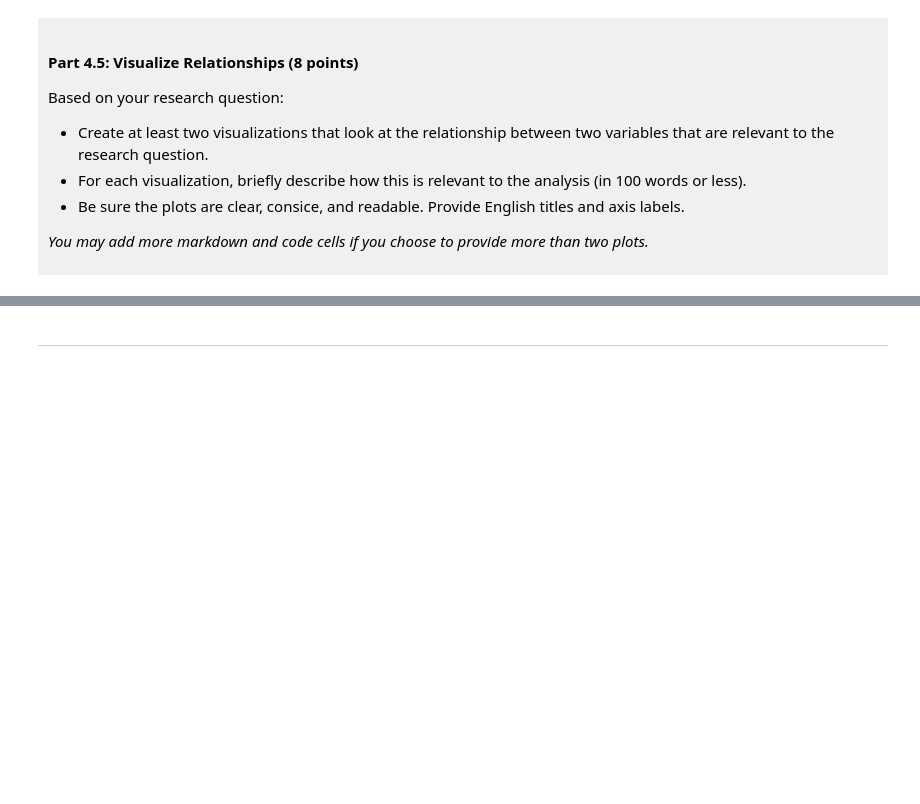
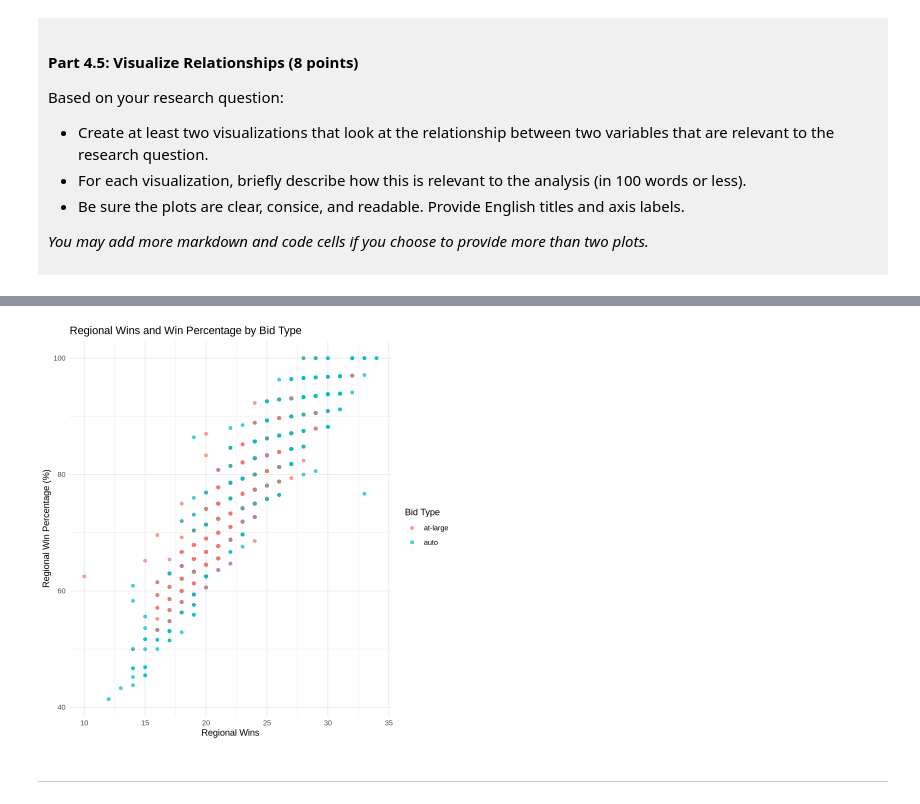
Before and after one commit to ClareLiao/dsci-100-project-Jiaying-Liao, a Jupyter notebook: dsci-100-project-notebook.ipynb, the cells around one changed output, grey strips where cells are left out. Saved outputs shown, nothing was run; the diff lists cells and outputs as text; code cells hidden in the pictures; blank space fills up the shorter version.

```diff
--- a/dsci-100-project-notebook.ipynb
+++ b/dsci-100-project-notebook.ipynb
@@ -311,5 +384,16 @@ Visualization 2: %%% EDIT THIS MARKDOWN CELL%%%
 # %%
-### EDIT THIS CODE CELL FOR VISUALIZATION 2###
+
+ggplot(tidy_data, aes(x = reg_wins, y = reg_wins_pct, color = bid)) +
+  geom_point(alpha = 0.7) +
+  labs(
+    title = "Regional Wins and Win Percentage by Bid Type",
+    x = "Regional Wins",
+    y = "Regional Win Percentage (%)",
+    color = "Bid Type"
+  ) +
+  theme_minimal()
+# %% [output]
+[figure, added]
 # %% [markdown]
 ------
 # %% [markdown]
```
Also changed, not shown: parts of 11 cells of this notebook.
